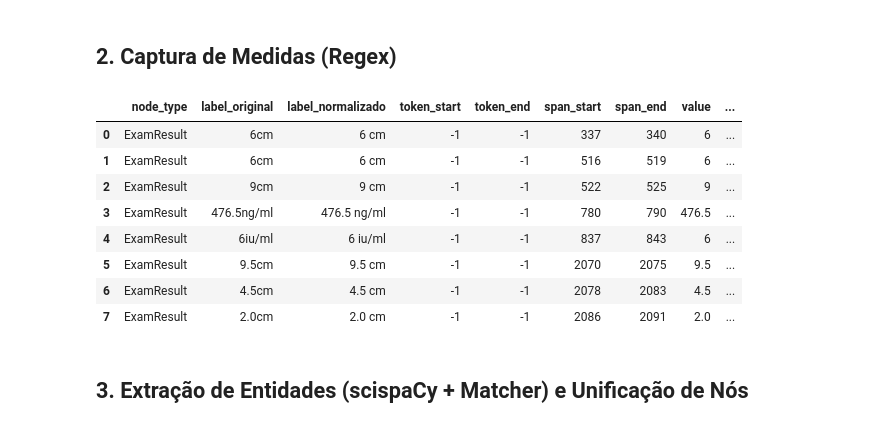
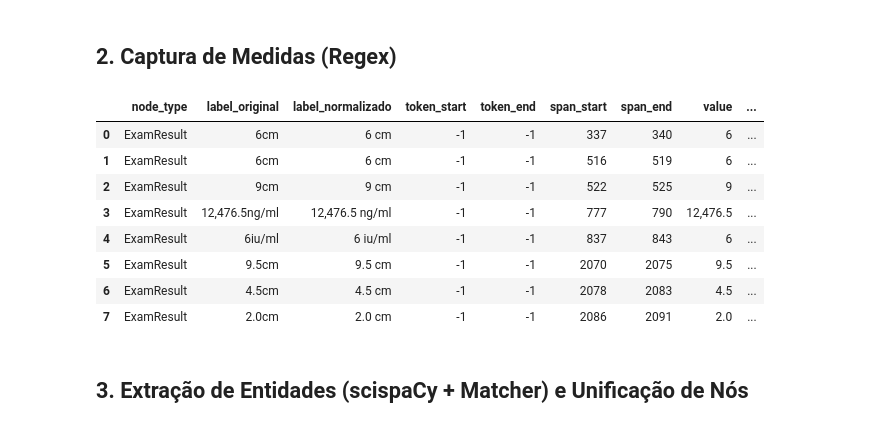
Before and after one commit to jpfrare/MC896-NLP, a Jupyter notebook: project1/pipelines/notebooks/pipeline_spacy.ipynb, the cells around one changed output. Cells and saved outputs as stored; diff of their text form; code cells hidden in the pictures.

```diff
--- a/project1/pipelines/notebooks/pipeline_spacy.ipynb
+++ b/project1/pipelines/notebooks/pipeline_spacy.ipynb
@@ -42,36 +42,36 @@ full_data.to_csv(INTERIM / 'full_data_merged.csv', index=False)
 ## 2. Captura de Medidas (Regex)
 # %%
 #regex para extrair medidas e unidades
-measurement_pattern = re.compile(r'(\d+(?:,\d+)?(?:\.\d+)?(?:\s*[xX]\s*\d+(?:,\d+)?(?:\.\d+)?)*)\s*(cm|mm|ng/ml|iu/ml|mg)')
+measurement_pattern = re.compile(r'(\d{1,3}(?:,\d{3})*(?:\.\d+)?(?:\s*[xX]\s*\d+(?:\.\d+)?)*|\d+(?:\.\d+)?(?:\s*[xX]\s*\d+(?:\.\d+)?)*)\s*(cm|mm|ng/ml|iu/ml|mg)')
 measurements = []
 
 #cria um dataframe com as medidas extraídas
 for match in measurement_pattern.finditer(text):
     value, unit = match.group(1), match.group(2)
     measurements.append({
         'node_type': 'ExamResult',
         'label_original': match.group(0),
         'label_normalizado': f"{value} {unit}",
         'token_start': -1,
         'token_end': -1,
         'span_start': match.start(),
         'span_end': match.end(),
         'value': value,
         'unit': unit
     })
 
 measurements_df = pd.DataFrame(measurements)
 
 #salva as medidas como arquivos intermediários
 measurements_df.to_csv(INTERIM / 'measurements_extracted.csv', index=False)
 
 display(measurements_df)
 # %% [output]
 |  | node_type | label_original | label_normalizado | token_start | token_end | span_start | span_end | value | ... |
 | 0 | ExamResult | 6cm | 6 cm | -1 | -1 | 337 | 340 | 6 | ... |
 | 1 | ExamResult | 6cm | 6 cm | -1 | -1 | 516 | 519 | 6 | ... |
 | 2 | ExamResult | 9cm | 9 cm | -1 | -1 | 522 | 525 | 9 | ... |
-| 3 | ExamResult | 476.5ng/ml | 476.5 ng/ml | -1 | -1 | 780 | 790 | 476.5 | ... |
+| 3 | ExamResult | 12,476.5ng/ml | 12,476.5 ng/ml | -1 | -1 | 777 | 790 | 12,476.5 | ... |
 | 4 | ExamResult | 6iu/ml | 6 iu/ml | -1 | -1 | 837 | 843 | 6 | ... |
 | 5 | ExamResult | 9.5cm | 9.5 cm | -1 | -1 | 2070 | 2075 | 9.5 | ... |
 | 6 | ExamResult | 4.5cm | 4.5 cm | -1 | -1 | 2078 | 2083 | 4.5 | ... |
```
Also changed, not shown: parts of 2 cells of this notebook.
